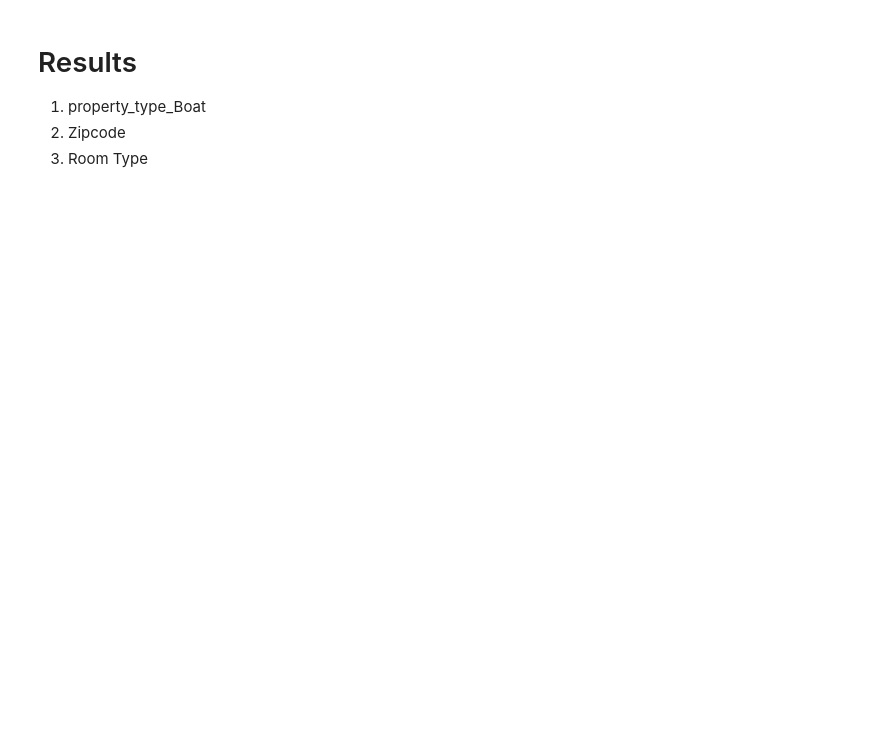
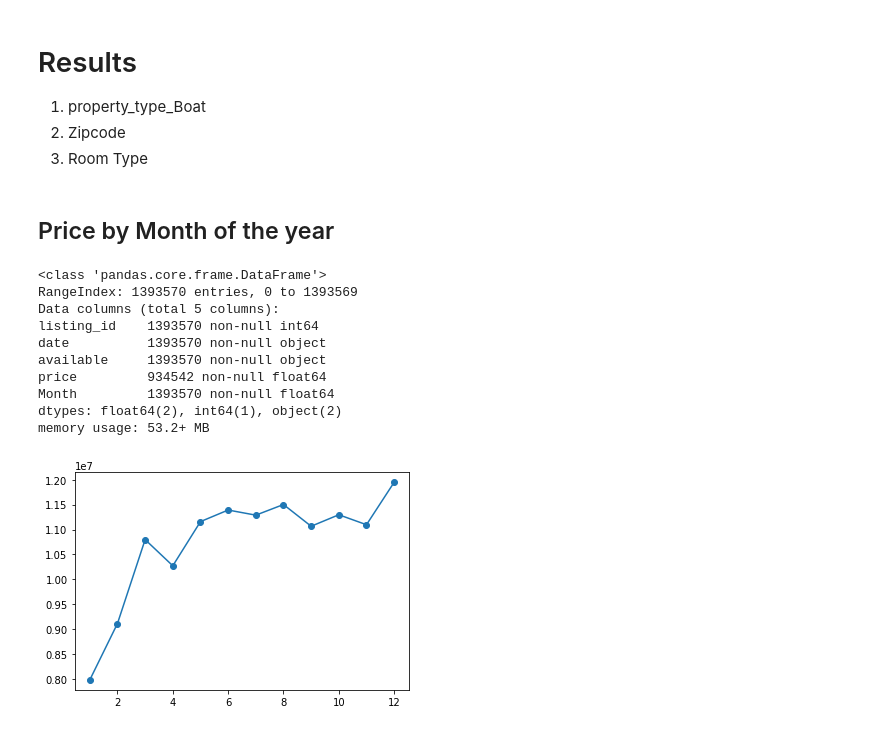
Before and after one commit to shreyasmatade/airbnb-seattle, a Jupyter notebook: dev/seattle_airbnb_analysis_price.ipynb, the cells around one changed output. Cells and saved outputs as stored; diff of their text form; code cells hidden in the pictures; blank space fills up the shorter version.

```diff
--- a/dev/seattle_airbnb_analysis_price.ipynb
+++ b/dev/seattle_airbnb_analysis_price.ipynb
@@ -328,3 +89,47 @@ print(coef_df.head(10))
 1. property_type_Boat
 2. Zipcode
 3. Room Type
+# %% [markdown]
+## Price by Month of the year
+# %%
+# Load csv into dataframes
+calender_df= pd.read_csv('..//data//calendar.csv')
+
+get_float_val(calender_df['price'])
+
+def count_days_since(oldDate):
+    return oldDate.month
+# host since
+calender_df['Month'] = pd.to_datetime(calender_df.date).apply(count_days_since)
+calender_df['price'] = calender_df['price'].astype(dtype='float')
+calender_df['Month'] = calender_df['Month'].astype(dtype='float')
+calender_df.info()
+
+datas = calender_df.groupby(['Month']).price.sum()
+
+#Step 1 - Prepare Data
+data = calender_df
+
+#Step 2 - Create Plot
+fig = plt.figure()
+
+#Step 3 - Plot
+ax = fig.add_subplot(111)
+
+#Step 4 - Customize plot
+ax.plot(datas,marker='o')
+
+#Step 5 - plt.show()
+plt.show()
+# %% [output]
+<class 'pandas.core.frame.DataFrame'>
+RangeIndex: 1393570 entries, 0 to 1393569
+Data columns (total 5 columns):
+listing_id    1393570 non-null int64
+date          1393570 non-null object
+available     1393570 non-null object
+price         934542 non-null float64
+Month         1393570 non-null float64
+dtypes: float64(2), int64(1), object(2)
+memory usage: 53.2+ MB
+[figure, added]
```
Also changed, not shown: parts of 9 cells of this notebook, 6 other files.
